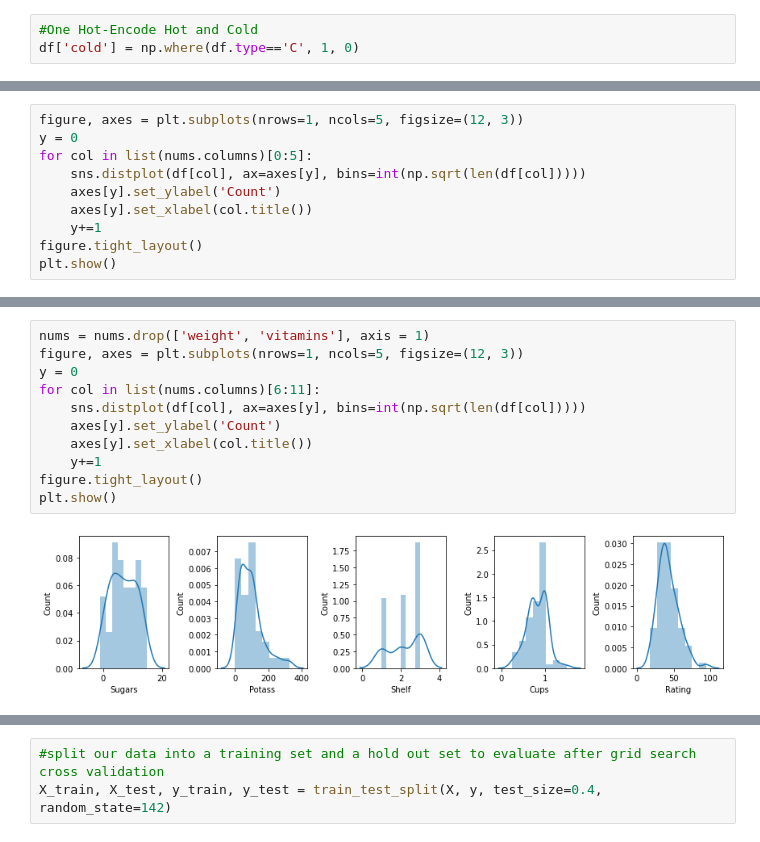
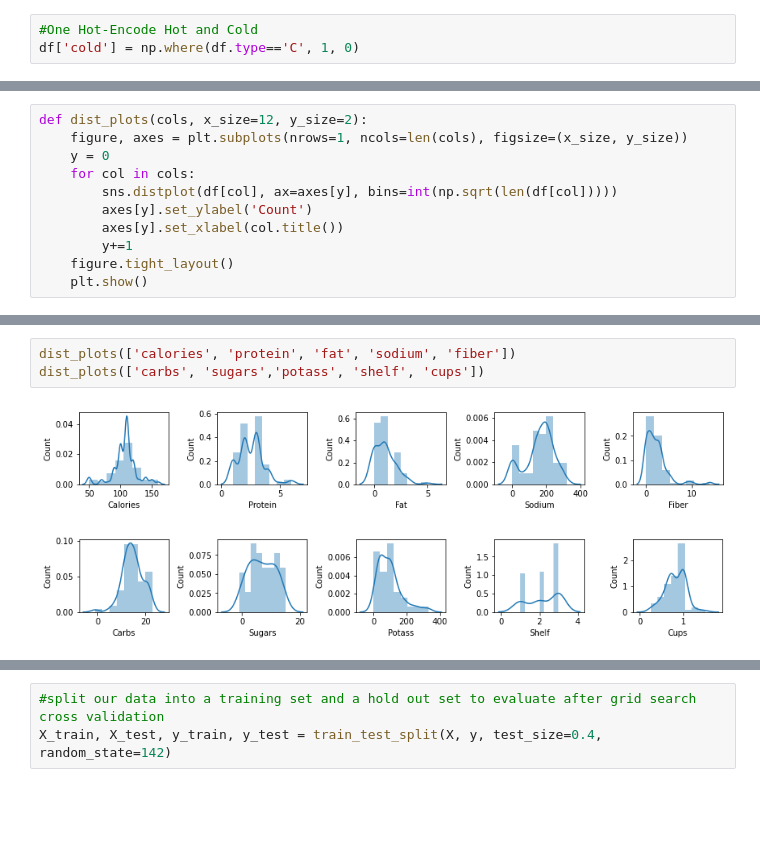
Before and after one commit to DylanRowe4/cereal_ratings, a Jupyter notebook: cereal_rating.ipynb, the cells around one changed output, grey strips where cells are left out. Saved outputs shown, nothing was run; the diff lists cells and outputs as text; blank space fills up the shorter version.

```diff
--- a/cereal_rating.ipynb
+++ b/cereal_rating.ipynb
@@ -40,10 +45,11 @@ nums.describe()
 # %%
-figure, axes = plt.subplots(nrows=1, ncols=5, figsize=(12, 3))
-y = 0
-for col in list(nums.columns)[0:5]:
-    sns.distplot(df[col], ax=axes[y], bins=int(np.sqrt(len(df[col]))))
-    axes[y].set_ylabel('Count')
-    axes[y].set_xlabel(col.title())
-    y+=1
-figure.tight_layout()
-plt.show()
+def dist_plots(cols, x_size=12, y_size=2):
+    figure, axes = plt.subplots(nrows=1, ncols=len(cols), figsize=(x_size, y_size))
+    y = 0
+    for col in cols:
+        sns.distplot(df[col], ax=axes[y], bins=int(np.sqrt(len(df[col]))))
+        axes[y].set_ylabel('Count')
+        axes[y].set_xlabel(col.title())
+        y+=1
+    figure.tight_layout()
+    plt.show()
@@ -52,13 +56,6 @@ plt.show()
-# %%
-nums = nums.drop(['weight', 'vitamins'], axis = 1)
-figure, axes = plt.subplots(nrows=1, ncols=5, figsize=(12, 3))
-y = 0
-for col in list(nums.columns)[6:11]:
-    sns.distplot(df[col], ax=axes[y], bins=int(np.sqrt(len(df[col]))))
-    axes[y].set_ylabel('Count')
-    axes[y].set_xlabel(col.title())
-    y+=1
-figure.tight_layout()
-plt.show()
-# %% [output]
-[figure, removed]
+# %%
+dist_plots(['calories', 'protein', 'fat', 'sodium', 'fiber'])
+dist_plots(['carbs', 'sugars','potass', 'shelf', 'cups'])
+# %% [output]
+[figure, added]
+[figure, added]
```
Also changed, not shown: parts of 48 cells of this notebook.
